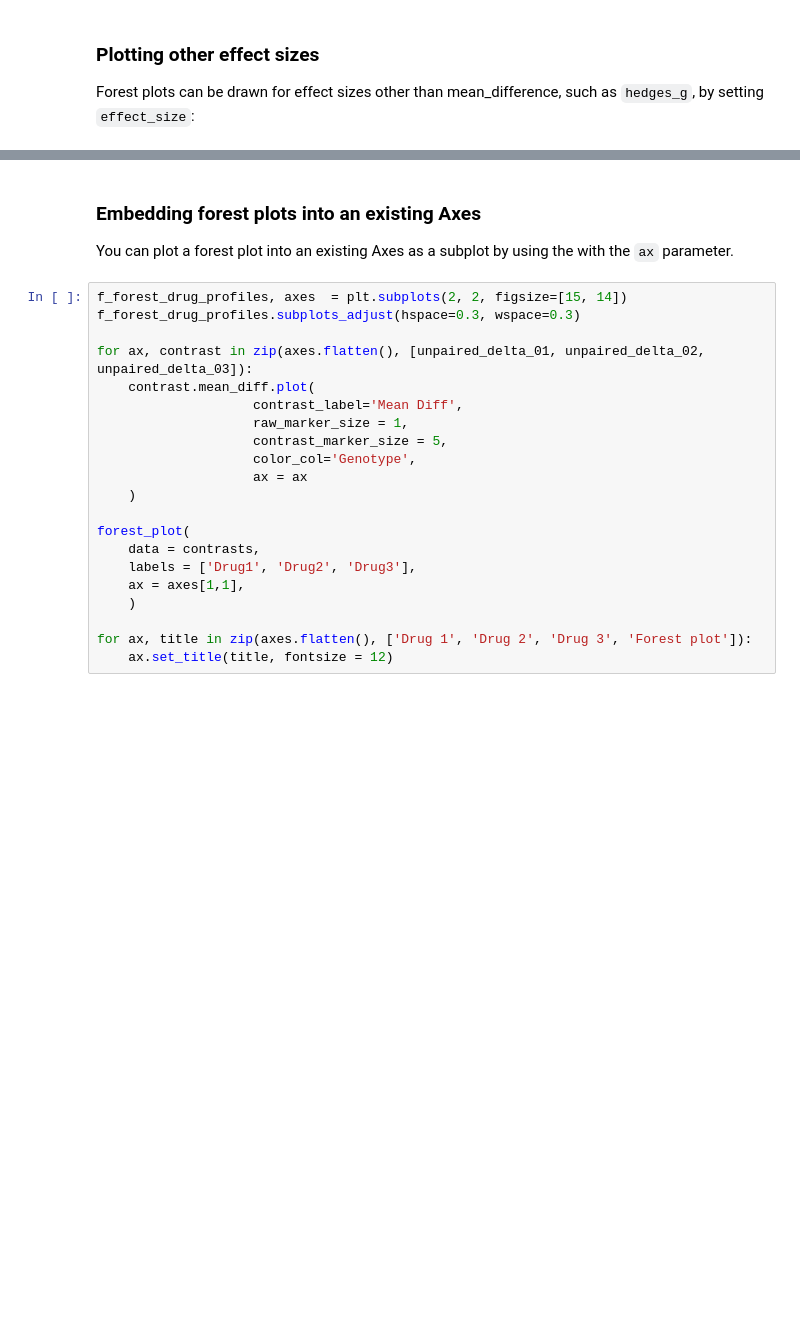
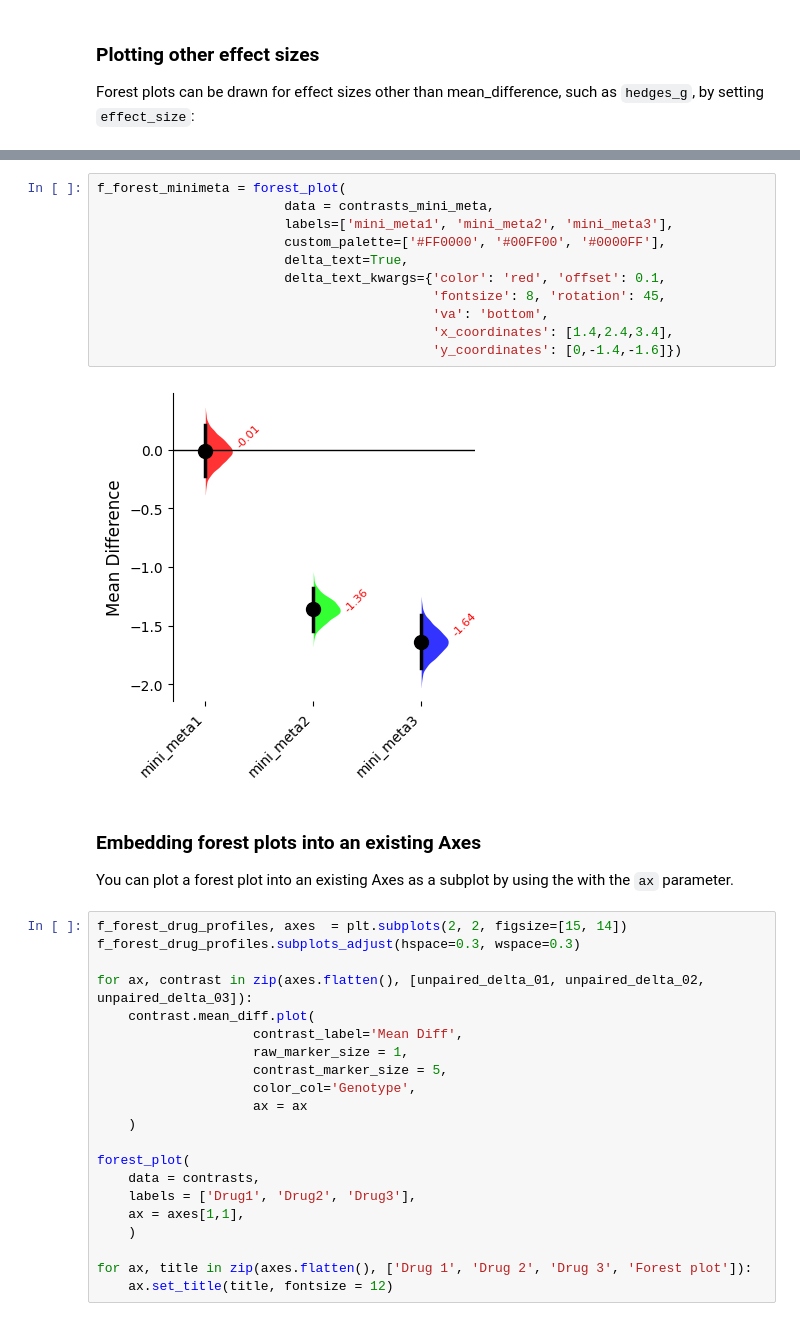
Before and after one commit to ACCLAB/DABEST-python, a Jupyter notebook: nbs/tutorials/07-forest_plot.ipynb, the cells around one changed output, grey strips where cells are left out. Cells and saved outputs as stored; diff of their text form; blank space fills up the shorter version.

```diff
--- a/nbs/tutorials/07-forest_plot.ipynb
+++ b/nbs/tutorials/07-forest_plot.ipynb
@@ -397,3 +422,16 @@ f_forest_hedgesg = forest_plot(
+# %%
+f_forest_minimeta = forest_plot(
+                        data = contrasts_mini_meta,
+                        labels=['mini_meta1', 'mini_meta2', 'mini_meta3'],
+                        custom_palette=['#FF0000', '#00FF00', '#0000FF'],
+                        delta_text=True,
+                        delta_text_kwargs={'color': 'red', 'offset': 0.1,
+                                           'fontsize': 8, 'rotation': 45,
+                                           'va': 'bottom',
+                                           'x_coordinates': [1.4,2.4,3.4],
+                                           'y_coordinates': [0,-1.4,-1.6]})
+# %% [output]
+[figure, added]
 # %% [markdown]
 ### Embedding forest plots into an existing Axes
 
```
Also changed, not shown: parts of 14 cells of this notebook, 28 other files.
